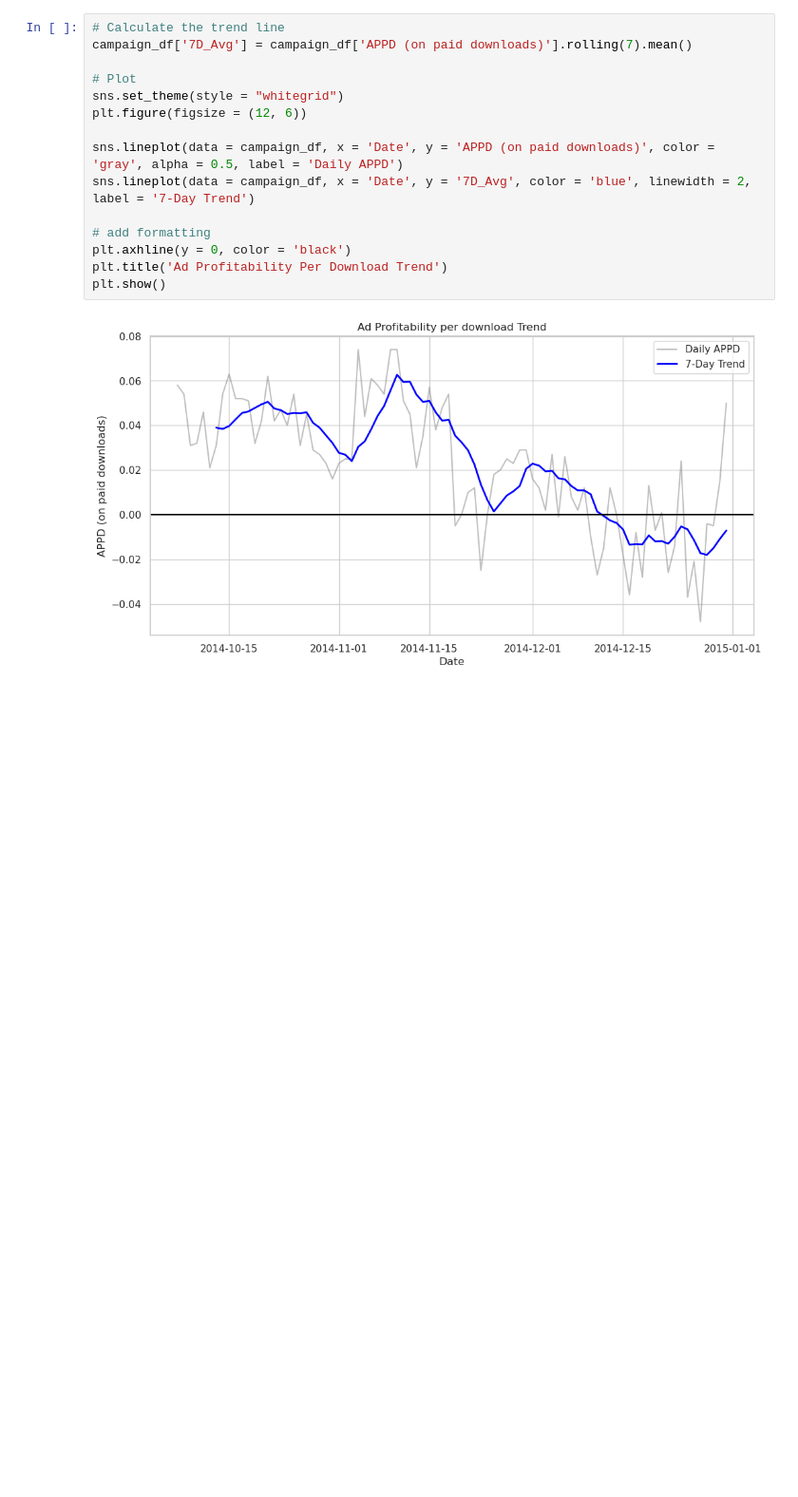
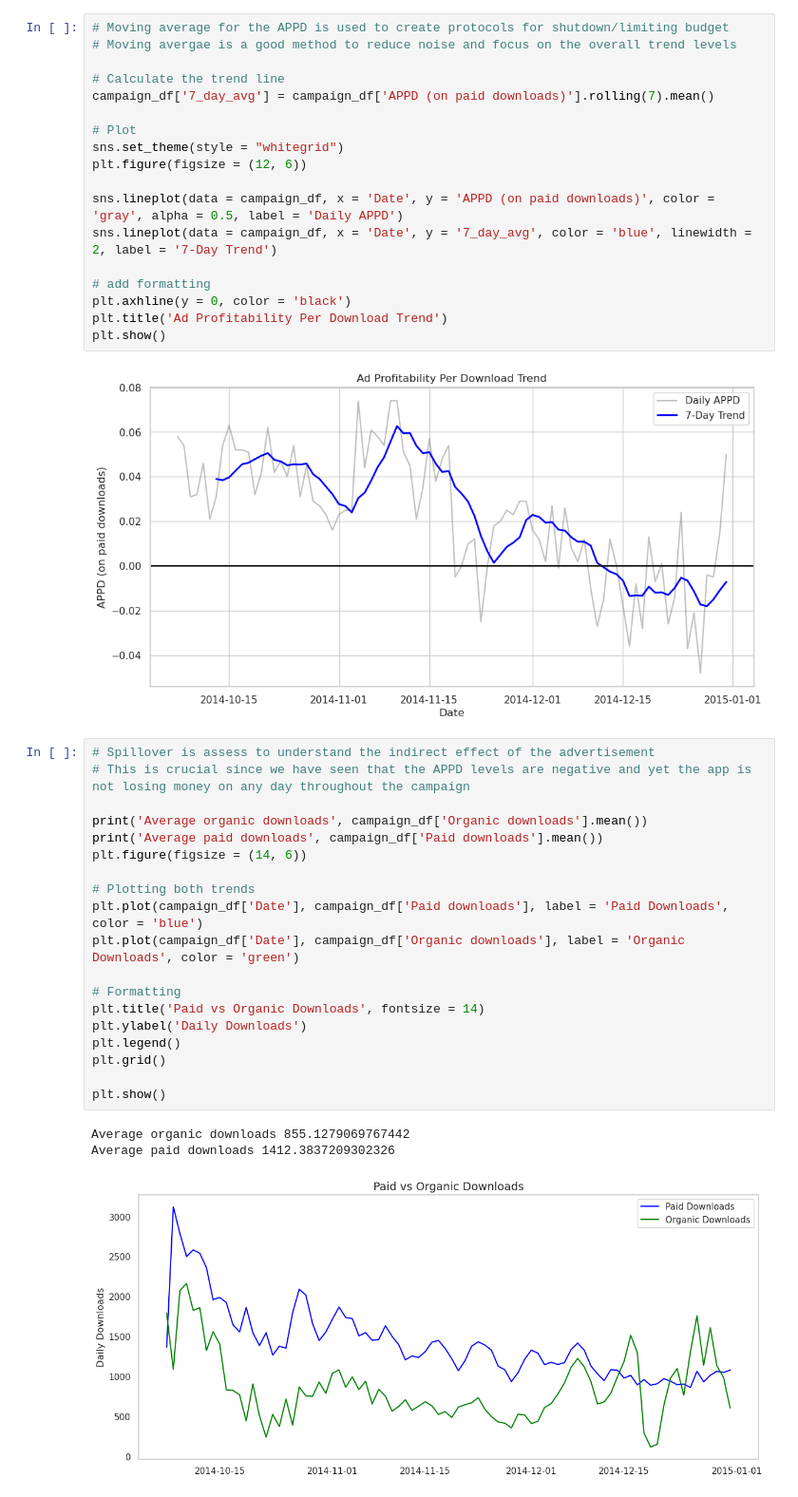
Before and after one commit to aaroparkkinen/spoons_analysis, a Jupyter notebook: analysis_adperformance.ipynb, the cells around one changed output. Shown at 95% size. Saved outputs shown, nothing was run; the diff lists cells and outputs as text; blank space fills up the shorter version.

```diff
--- a/analysis_adperformance.ipynb
+++ b/analysis_adperformance.ipynb
@@ -231,15 +204,18 @@ print(f"Last two weeks average: {end_avg:.2%}")
 CTR average: 3.40%
 Last two weeks average: 2.70%
 # %%
+# Moving average for the APPD is used to create protocols for shutdown/limiting budget
+# Moving avergae is a good method to reduce noise and focus on the overall trend levels
+
 # Calculate the trend line
-campaign_df['7D_Avg'] = campaign_df['APPD (on paid downloads)'].rolling(7).mean()
+campaign_df['7_day_avg'] = campaign_df['APPD (on paid downloads)'].rolling(7).mean()
 
 # Plot
 sns.set_theme(style = "whitegrid")
 plt.figure(figsize = (12, 6))
 
 sns.lineplot(data = campaign_df, x = 'Date', y = 'APPD (on paid downloads)', color = 'gray', alpha = 0.5, label = 'Daily APPD')
-sns.lineplot(data = campaign_df, x = 'Date', y = '7D_Avg', color = 'blue', linewidth = 2, label = '7-Day Trend')
+sns.lineplot(data = campaign_df, x = 'Date', y = '7_day_avg', color = 'blue', linewidth = 2, label = '7-Day Trend')
 
 # add formatting
 plt.axhline(y = 0, color = 'black')
@@ -247,3 +223,26 @@ plt.title('Ad Profitability Per Download Trend')
 plt.show()
 # %% [output]
 [figure]
+# %%
+# Spillover is assess to understand the indirect effect of the advertisement
+# This is crucial since we have seen that the APPD levels are negative and yet the app is not losing money on any day throughout the campaign
+
+print('Average organic downloads', campaign_df['Organic downloads'].mean())
+print('Average paid downloads', campaign_df['Paid downloads'].mean())
+plt.figure(figsize = (14, 6))
+
+# Plotting both trends
+plt.plot(campaign_df['Date'], campaign_df['Paid downloads'], label = 'Paid Downloads', color = 'blue')
+plt.plot(campaign_df['Date'], campaign_df['Organic downloads'], label = 'Organic Downloads', color = 'green')
+
+# Formatting
+plt.title('Paid vs Organic Downloads', fontsize = 14)
+plt.ylabel('Daily Downloads')
+plt.legend()
+plt.grid()
+
+plt.show()
+# %% [output]
+Average organic downloads 855.1279069767442
+Average paid downloads 1412.3837209302326
+[figure, added]
```
Also changed, not shown: parts of 14 cells of this notebook, 1 other file.
